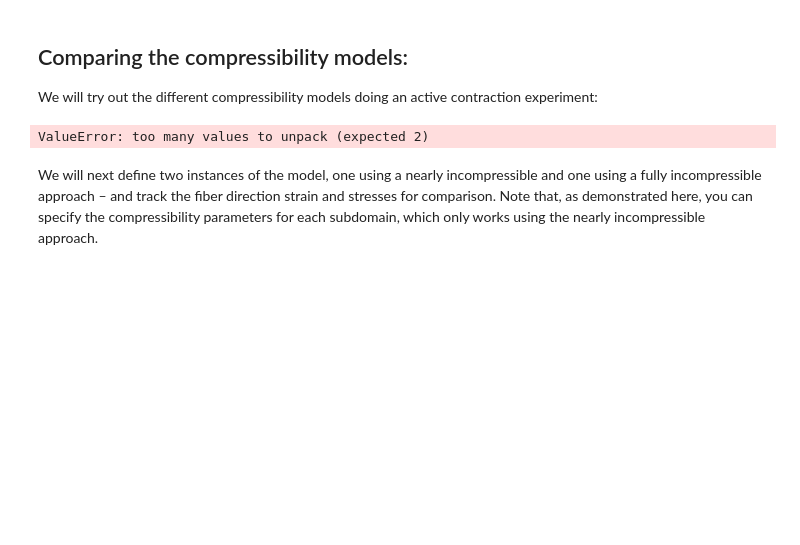
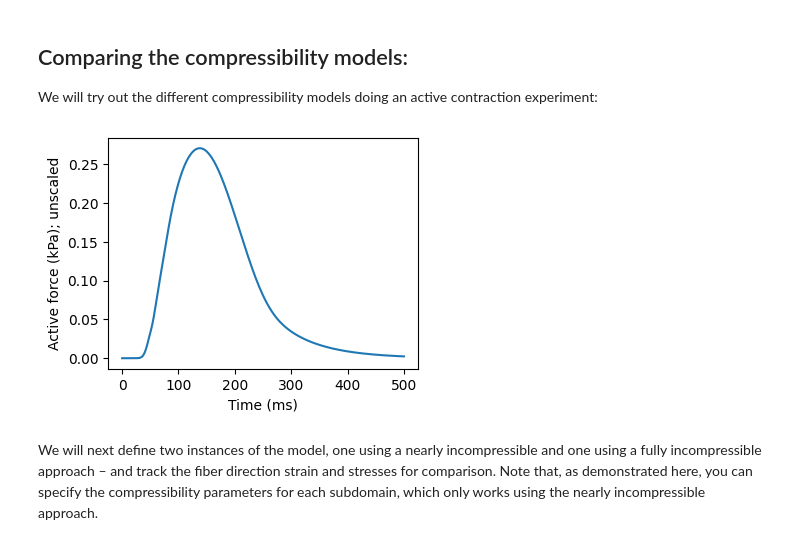
Before and after one commit to aashildte/emimechanicalmodel, a Jupyter notebook: docs/model_options/compressibility.ipynb, the cells around one changed output. Cells and saved outputs as stored; diff of their text form; code cells hidden in the pictures; blank space fills up the shorter version.

```diff
--- a/docs/model_options/compressibility.ipynb
+++ b/docs/model_options/compressibility.ipynb
@@ -45,15 +45,16 @@ We will try out the different compressibility models doing an active contraction
 # %%
 time = np.linspace(0, 500, 250)       # 500 ms with 250 steps
 
 active_precomputed = emi_m.compute_active_component(time)
 active_precomputed *= 2
 
+plt.figure(figsize=(4, 3))
 plt.plot(time, active_precomputed)
 plt.xlabel("Time (ms)")
 plt.ylabel("Active force (kPa); unscaled")
 plt.show()
 # %% [output]
-ValueError: too many values to unpack (expected 2)
+[figure, added]
 # %% [markdown]
 We will next define two instances of the model, one using a nearly incompressible and one using a fully incompressible approach – and track the fiber direction strain and stresses for comparison. Note that, as demonstrated here, you can specify the compressibility parameters for each subdomain, which only works using the nearly incompressible approach.
 # %%
```
Also changed, not shown: parts of 1 cell of this notebook, 1 other file.
